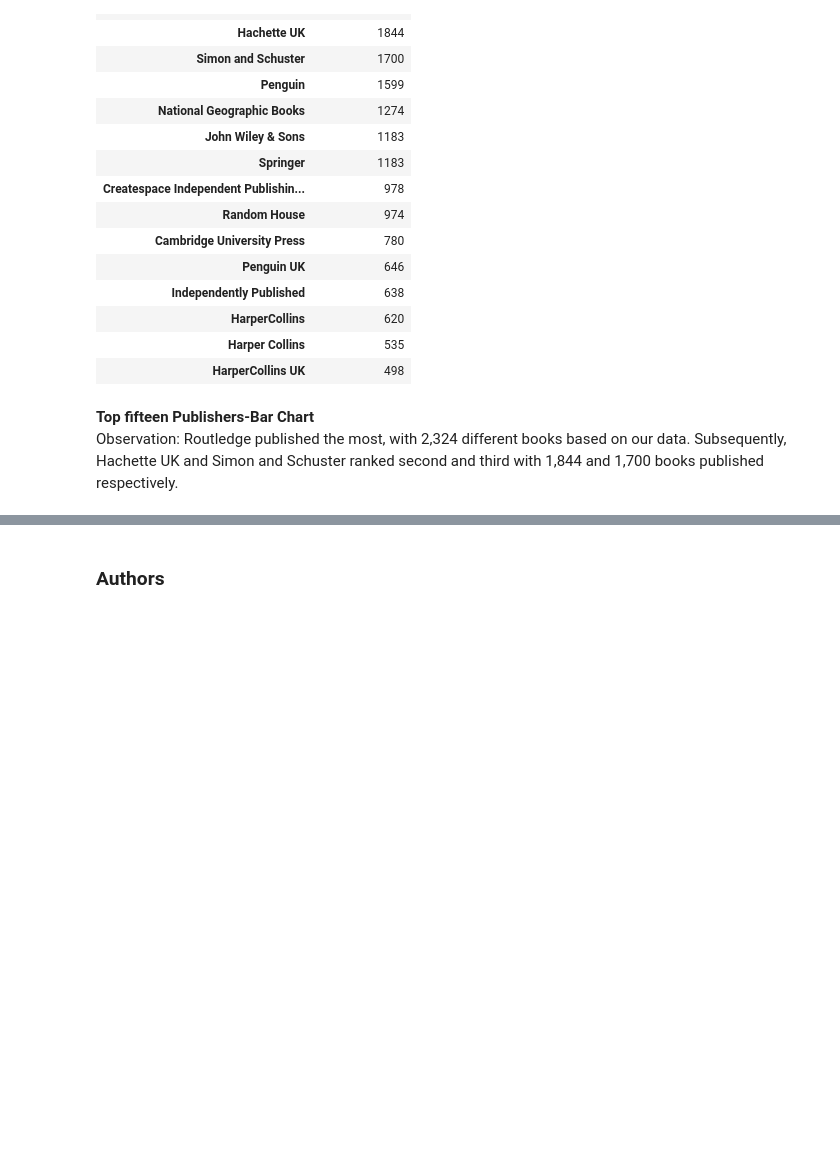
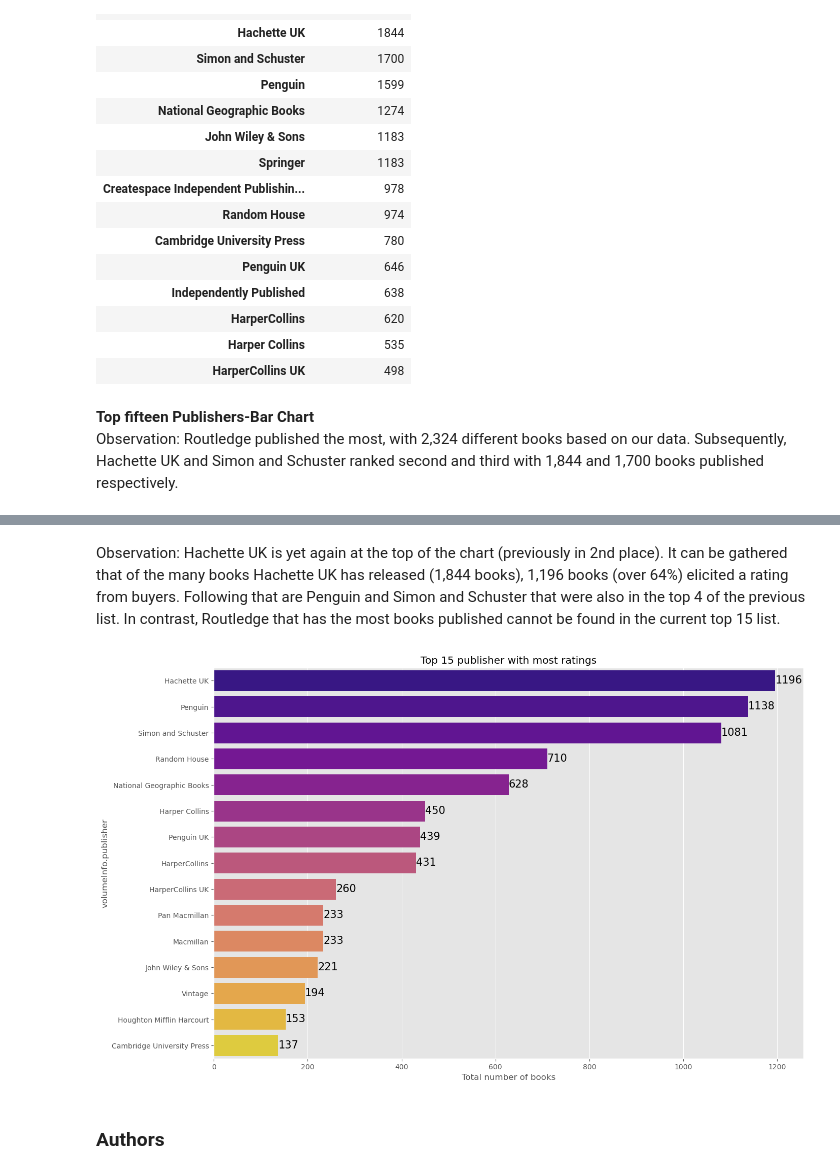
Before and after one commit to hilarylimyuxuan/Book-Recommendation-System, a Jupyter notebook: Book Recommendation System - Google Book.ipynb, the cells around one changed output, grey strips where cells are left out. Saved outputs shown, nothing was run; the diff lists cells and outputs as text; code cells hidden in the pictures; blank space fills up the shorter version.

```diff
--- a/Book Recommendation System - Google Book.ipynb
+++ b/Book Recommendation System - Google Book.ipynb
@@ -1159,3 +1185,20 @@ plt.show()
+# %% [markdown]
+Observation: Hachette UK is yet again at the top of the chart (previously in 2nd place). It can be gathered that of the many books Hachette UK has released (1,844 books), 1,196 books (over 64%) elicited a rating from buyers. Following that are Penguin and Simon and Schuster that were also in the top 4 of the previous list. In contrast, Routledge that has the most books published cannot be found in the current top 15 list.
+# %%
+plt.figure(figsize=(15,10))
+ax = sns.barplot(x = publisher_ratings_df['volumeInfo.averageRating'], y = publisher_ratings_df.index, palette='plasma')
+
+ax.set_title("Top 15 publisher with most ratings")
+ax.set_xlabel("Total number of books")
+totals = []
+for i in ax.patches:
+    totals.append(i.get_width())
+total = sum(totals)
+for i in ax.patches:
+    plt.text(i.get_width()+0.2, i.get_y()+0.5, str(round(i.get_width())),fontsize = 15, color ='black')
+plt.show()
+# %% [output]
+[figure, added]
 # %% [markdown]
 ### Authors
 # %%
```
Also changed, not shown: parts of 11 cells of this notebook.
